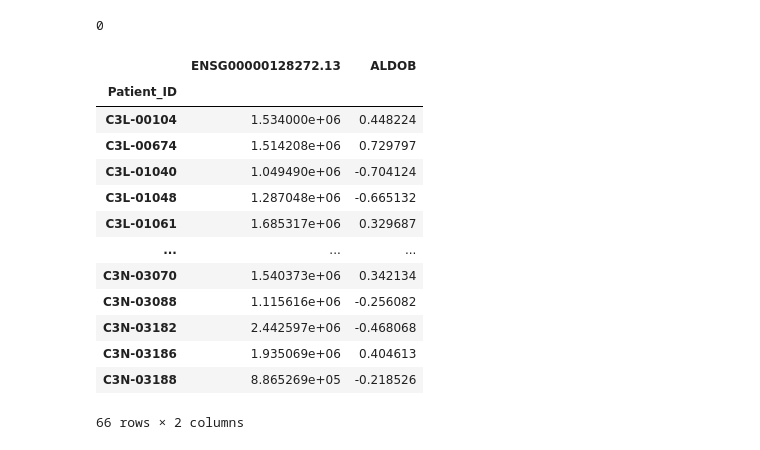
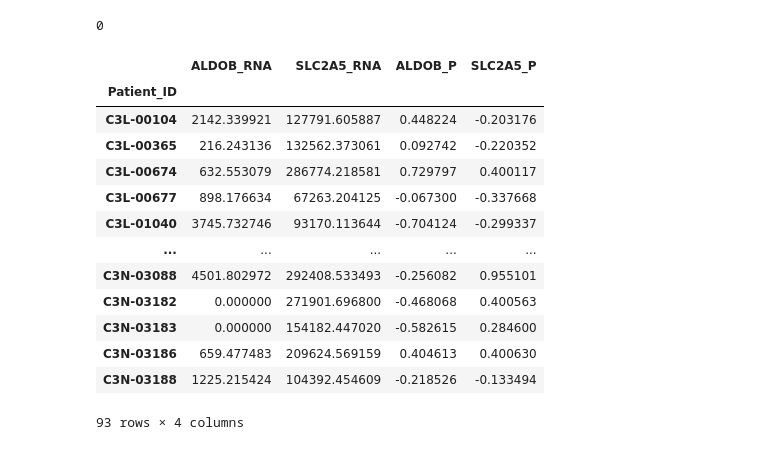
Before and after one commit to mahijamogalipuvvu/qbio_490_final_project_group3, a Jupyter notebook: final_project_group3/QBIO_490_Final.ipynb, the cells around one changed output. Cells and saved outputs as stored; diff of their text form; code cells hidden in the pictures.

```diff
--- a/final_project_group3/QBIO_490_Final.ipynb
+++ b/final_project_group3/QBIO_490_Final.ipynb
@@ -21,6 +21,18 @@ mutation = gbm.get_somatic_mutation() # Genomic Data
 rna = gbm.get_transcriptomics() # Transcriptomic Data
 protein = gbm.get_proteomics() # Proteomic Data
 protein.columns = protein.columns.get_level_values(0) # Fix protein data columns
+# %%
+# Let's first screen out patients that don't have protein or rna info
+clic_i = clinical.index
+rna_i = rna.index
+p_i = protein.index
+
+union = np.intersect1d(clic_i,rna_i)
+union = np.intersect1d(union,p_i)
+
+clinical = clinical.loc[union,:]
+rna = rna.loc[union,:]
+protein = protein.loc[union,:]
 # %%
 # Only retaining cancerous tissues
 cancer_mask = clinical.loc[:,"Sample_Tumor_Normal"] == "Tumor"
@@ -28,8 +40,8 @@ clinical_ca = clinical.loc[cancer_mask,:]
 rna_ca = rna.loc[cancer_mask,:]
 protein_ca = protein.loc[cancer_mask,:]
 # %%
-# Retaining only patients with tumor re-occurence info
-vit_mask = clinical.loc[:,"tumor_reoccur_after_treatment"].notna()
+# Retaining only patients with vital status info
+vit_mask = clinical_ca.loc[:,"vital_status"].notna()
 clinical_ca_vit = clinical_ca.loc[vit_mask,:]
 rna_ca_vit = rna_ca.loc[vit_mask,:]
 protein_ca_vit = protein_ca.loc[vit_mask,:]
@@ -46,22 +65,23 @@ sum(atf4.loc[:,'ENSG00000128272.13'] == False)
 0
 # %%
 # Constructing the data and target columns
-data = rna_ca_vit.loc[:,'ATF4']
-data = data.join(protein_ca_vit.loc[:,'ALDOB'])
+data = rna_ca_vit.loc[:,['ALDOB','SLC2A5']]
+data = data.join(protein_ca_vit.loc[:,['ALDOB','SLC2A5']])
+data.columns = ['ALDOB_RNA', 'SLC2A5_RNA', 'ALDOB_P', 'SLC2A5_P']
 data
 # %% [output]
-|  | ENSG00000128272.13 | ALDOB |
-| Patient_ID |  |  |
-| C3L-00104 | 1.534000e+06 | 0.448224 |
-| C3L-00674 | 1.514208e+06 | 0.729797 |
-| C3L-01040 | 1.049490e+06 | -0.704124 |
-| C3L-01048 | 1.287048e+06 | -0.665132 |
-| C3L-01061 | 1.685317e+06 | 0.329687 |
-| ... | ... | ... |
-| C3N-03070 | 1.540373e+06 | 0.342134 |
-| C3N-03088 | 1.115616e+06 | -0.256082 |
-| C3N-03182 | 2.442597e+06 | -0.468068 |
-| C3N-03186 | 1.935069e+06 | 0.404613 |
-| C3N-03188 | 8.865269e+05 | -0.218526 |
+|  | ALDOB_RNA | SLC2A5_RNA | ALDOB_P | SLC2A5_P |
+| Patient_ID |  |  |  |  |
+| C3L-00104 | 2142.339921 | 127791.605887 | 0.448224 | -0.203176 |
+| C3L-00365 | 216.243136 | 132562.373061 | 0.092742 | -0.220352 |
+| C3L-00674 | 632.553079 | 286774.218581 | 0.729797 | 0.400117 |
+| C3L-00677 | 898.176634 | 67263.204125 | -0.067300 | -0.337668 |
+| C3L-01040 | 3745.732746 | 93170.113644 | -0.704124 | -0.299337 |
+| ... | ... | ... | ... | ... |
+| C3N-03088 | 4501.802972 | 292408.533493 | -0.256082 | 0.955101 |
+| C3N-03182 | 0.000000 | 271901.696800 | -0.468068 | 0.400563 |
+| C3N-03183 | 0.000000 | 154182.447020 | -0.582615 | 0.284600 |
+| C3N-03186 | 659.477483 | 209624.569159 | 0.404613 | 0.400630 |
+| C3N-03188 | 1225.215424 | 104392.454609 | -0.218526 | -0.133494 |
-66 rows × 2 columns
+93 rows × 4 columns
 # %%
```
Also changed, not shown: parts of 4 cells of this notebook.
